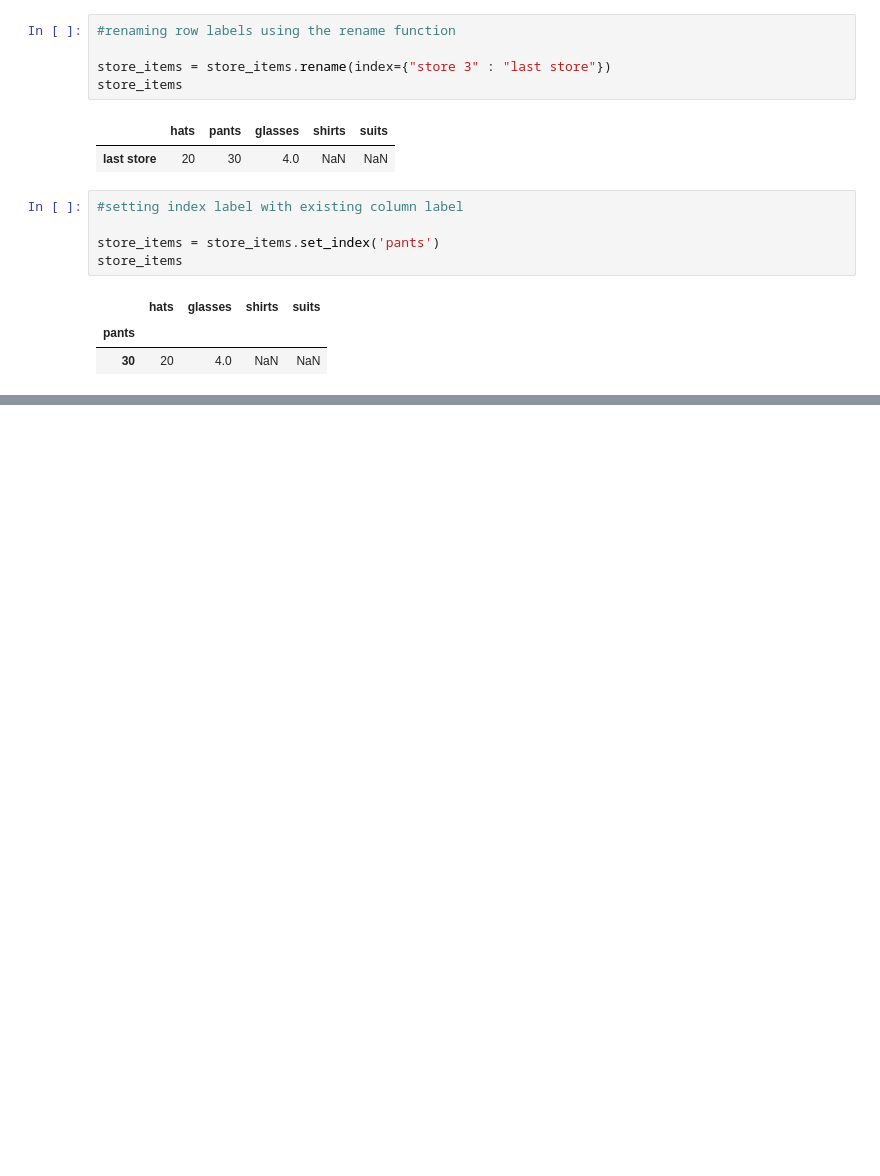
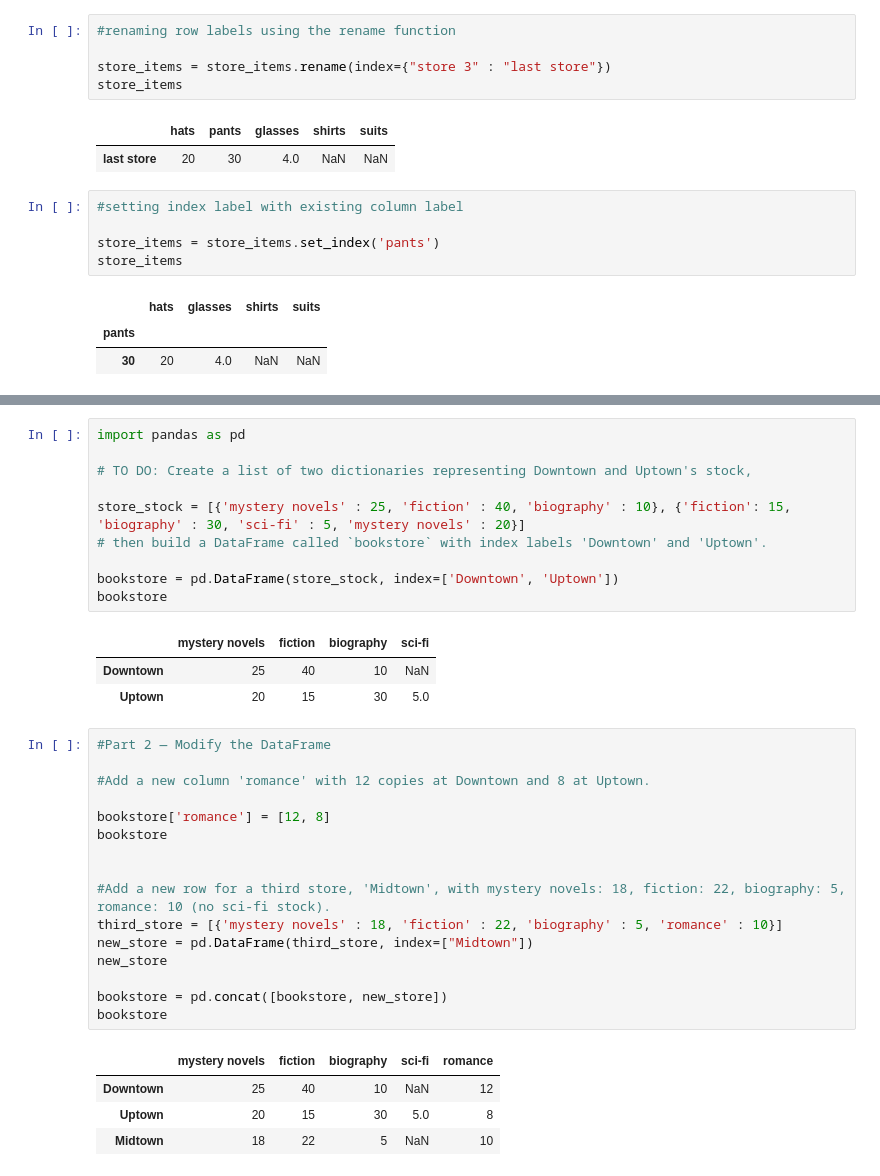
Before and after one commit to jjacque1/Learning-Numpy-in-JupyterNotebooks, a Jupyter notebook: Untitled.ipynb, the cells around one changed output, grey strips where cells are left out. Cells and saved outputs as stored; diff of their text form; blank space fills up the shorter version.

Commit message:
dataframe creation with mismatched keys, adding columns/rows, deleting, renaming, and boolean row filtering activity completed

```diff
--- a/Untitled.ipynb
+++ b/Untitled.ipynb
@@ -1902,0 +1912,35 @@ store_items
+# %%
+import pandas as pd
+
+# TO DO: Create a list of two dictionaries representing Downtown and Uptown's stock,
+
+store_stock = [{'mystery novels' : 25, 'fiction' : 40, 'biography' : 10}, {'fiction': 15, 'biography' : 30, 'sci-fi' : 5, 'mystery novels' : 20}]
+# then build a DataFrame called `bookstore` with index labels 'Downtown' and 'Uptown'.
+
+bookstore = pd.DataFrame(store_stock, index=['Downtown', 'Uptown'])
+bookstore
+# %% [output]
+|  | mystery novels | fiction | biography | sci-fi |
+| Downtown | 25 | 40 | 10 | NaN |
+| Uptown | 20 | 15 | 30 | 5.0 |
+# %%
+#Part 2 — Modify the DataFrame
+
+#Add a new column 'romance' with 12 copies at Downtown and 8 at Uptown.
+
+bookstore['romance'] = [12, 8]
+bookstore
+
+
+#Add a new row for a third store, 'Midtown', with mystery novels: 18, fiction: 22, biography: 5, romance: 10 (no sci-fi stock).
+third_store = [{'mystery novels' : 18, 'fiction' : 22, 'biography' : 5, 'romance' : 10}]
+new_store = pd.DataFrame(third_store, index=["Midtown"])
+new_store
+
+bookstore = pd.concat([bookstore, new_store])
+bookstore
+# %% [output]
+|  | mystery novels | fiction | biography | sci-fi | romance |
+| Downtown | 25 | 40 | 10 | NaN | 12 |
+| Uptown | 20 | 15 | 30 | 5.0 | 8 |
+| Midtown | 18 | 22 | 5 | NaN | 10 |
```
Also changed, not shown: parts of 6 cells of this notebook.
